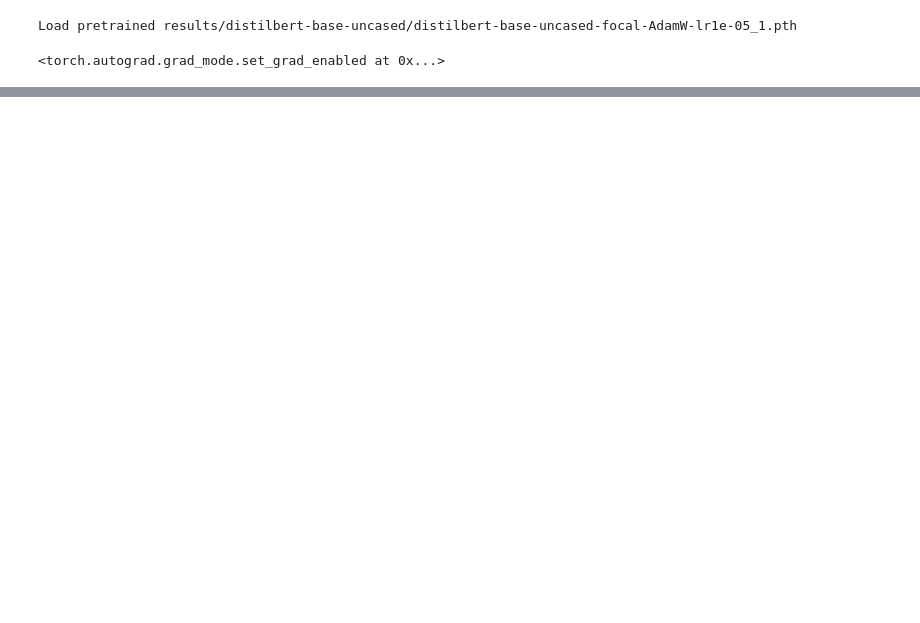
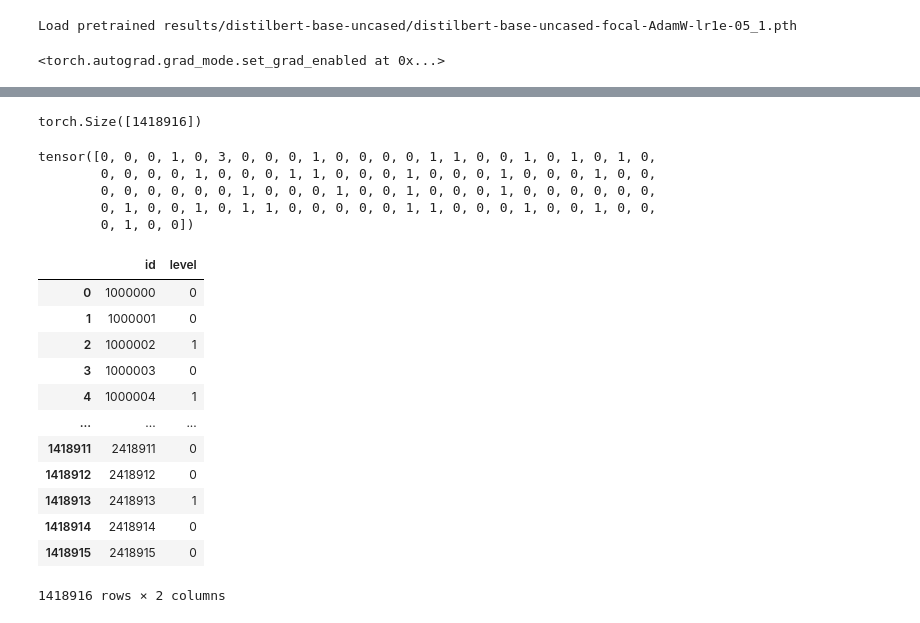
Before and after one commit to Kitsunetic/log-analytics, a Jupyter notebook: scripts/출력 테스트.ipynb, the cells around one changed output, grey strips where cells are left out. Cells and saved outputs as stored; diff of their text form; code cells hidden in the pictures; blank space fills up the shorter version.

```diff
--- a/scripts/출력 테스트.ipynb
+++ b/scripts/출력 테스트.ipynb
@@ -109,0 +186,2 @@ tensor([False,  True, False, False,  True, False, False, False, False,  True,
+# %%
+ps = torch.cat(preds, dim=0)
@@ -109,0 +192,35 @@ tensor([False,  True, False, False,  True, False, False, False, False,  True,
+# %%
+plevel = ps.argmax(dim=1)
+# %%
+plevel.shape
+# %% [output]
+torch.Size([1418916])
+# %%
+j = 1000
+plevel[j : j + 100]
+# %% [output]
+tensor([0, 0, 0, 1, 0, 3, 0, 0, 0, 1, 0, 0, 0, 0, 1, 1, 0, 0, 1, 0, 1, 0, 1, 0,
+        0, 0, 0, 0, 1, 0, 0, 0, 1, 1, 0, 0, 0, 1, 0, 0, 0, 1, 0, 0, 0, 1, 0, 0,
+        0, 0, 0, 0, 0, 0, 1, 0, 0, 0, 1, 0, 0, 1, 0, 0, 0, 1, 0, 0, 0, 0, 0, 0,
+        0, 1, 0, 0, 1, 0, 1, 1, 0, 0, 0, 0, 0, 1, 1, 0, 0, 0, 1, 0, 0, 1, 0, 0,
+        0, 1, 0, 0])
+# %%
+data = {"id": list(range(1000000, 2418915 + 1)), "level": plevel.tolist()}
+# %%
+df = pd.DataFrame(data)
+# %%
+df
+# %% [output]
+|  | id | level |
+| 0 | 1000000 | 0 |
+| 1 | 1000001 | 0 |
+| 2 | 1000002 | 1 |
+| 3 | 1000003 | 0 |
+| 4 | 1000004 | 1 |
+| ... | ... | ... |
+| 1418911 | 2418911 | 0 |
+| 1418912 | 2418912 | 0 |
+| 1418913 | 2418913 | 1 |
+| 1418914 | 2418914 | 0 |
+| 1418915 | 2418915 | 0 |
+1418916 rows × 2 columns
```
Also changed, not shown: parts of 30 cells of this notebook.
